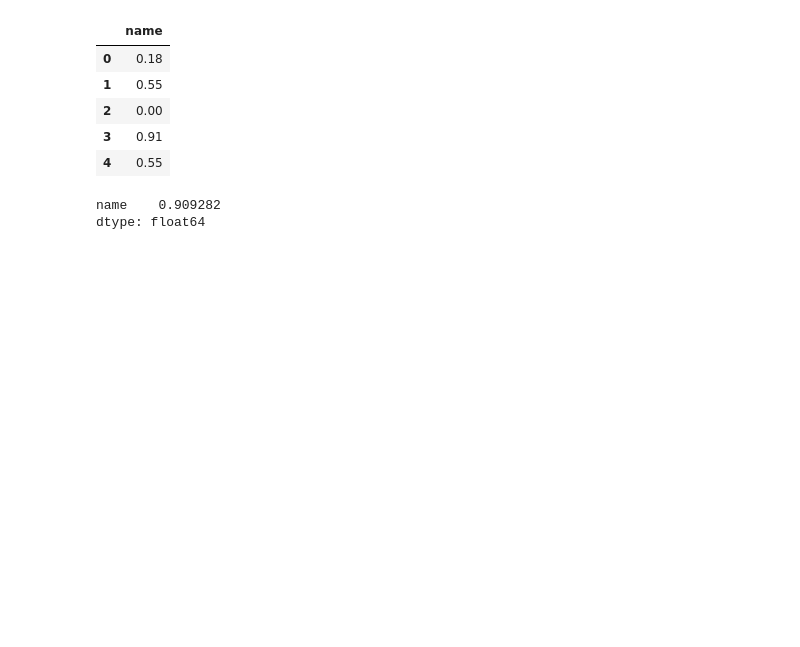
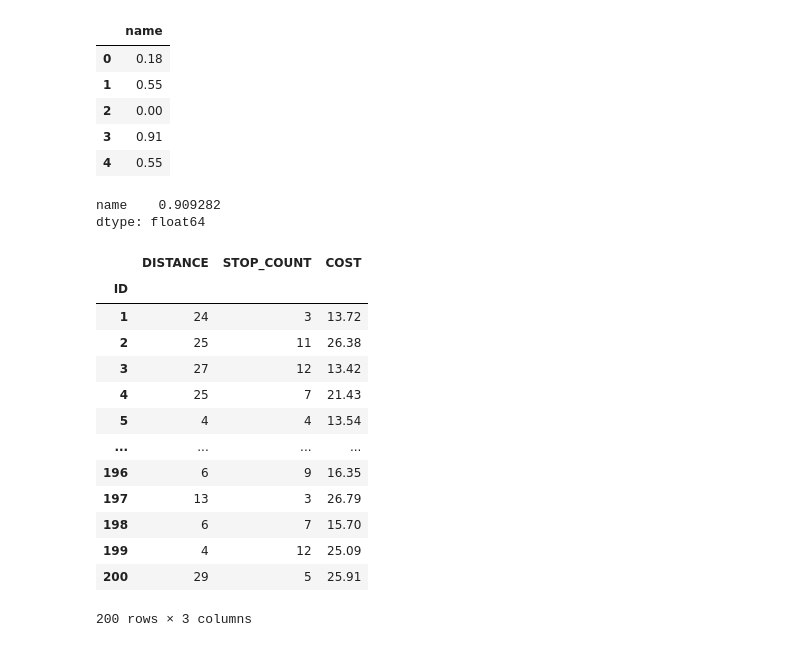
Before and after one commit to larikhin/Data_Analysis_ML, a Jupyter notebook: 6_normaliz_stat_методы_статистики.ipynb, the cells around one changed output. Drawn from its saved outputs; the diff is of its cells as text; code cells hidden in the pictures; blank space fills up the shorter version.

```diff
--- a/6_normaliz_stat_методы_статистики.ipynb
+++ b/6_normaliz_stat_методы_статистики.ipynb
@@ -245,3 +245,21 @@ x
 # %% [output]
 name    0.909282
 dtype: float64
+# %%
+flats = pd.read_csv('flats.csv', index_col = 'ID')
+flats
+# %% [output]
+|  | DISTANCE | STOP_COUNT | COST |
+| ID |  |  |  |
+| 1 | 24 | 3 | 13.72 |
+| 2 | 25 | 11 | 26.38 |
+| 3 | 27 | 12 | 13.42 |
+| 4 | 25 | 7 | 21.43 |
+| 5 | 4 | 4 | 13.54 |
+| ... | ... | ... | ... |
+| 196 | 6 | 9 | 16.35 |
+| 197 | 13 | 3 | 26.79 |
+| 198 | 6 | 7 | 15.70 |
+| 199 | 4 | 12 | 25.09 |
+| 200 | 29 | 5 | 25.91 |
+200 rows × 3 columns
```
Also changed, not shown: parts of 3 cells of this notebook, 1 other file.
